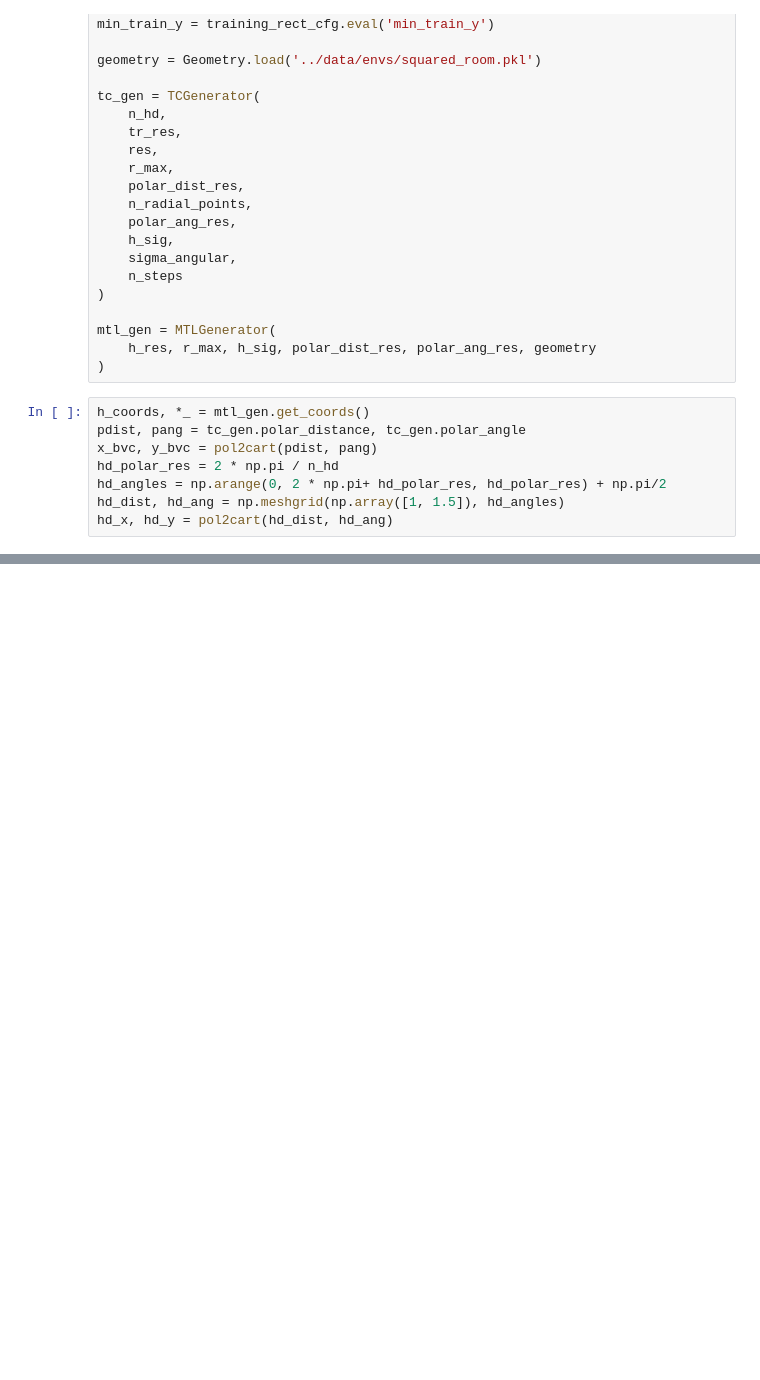
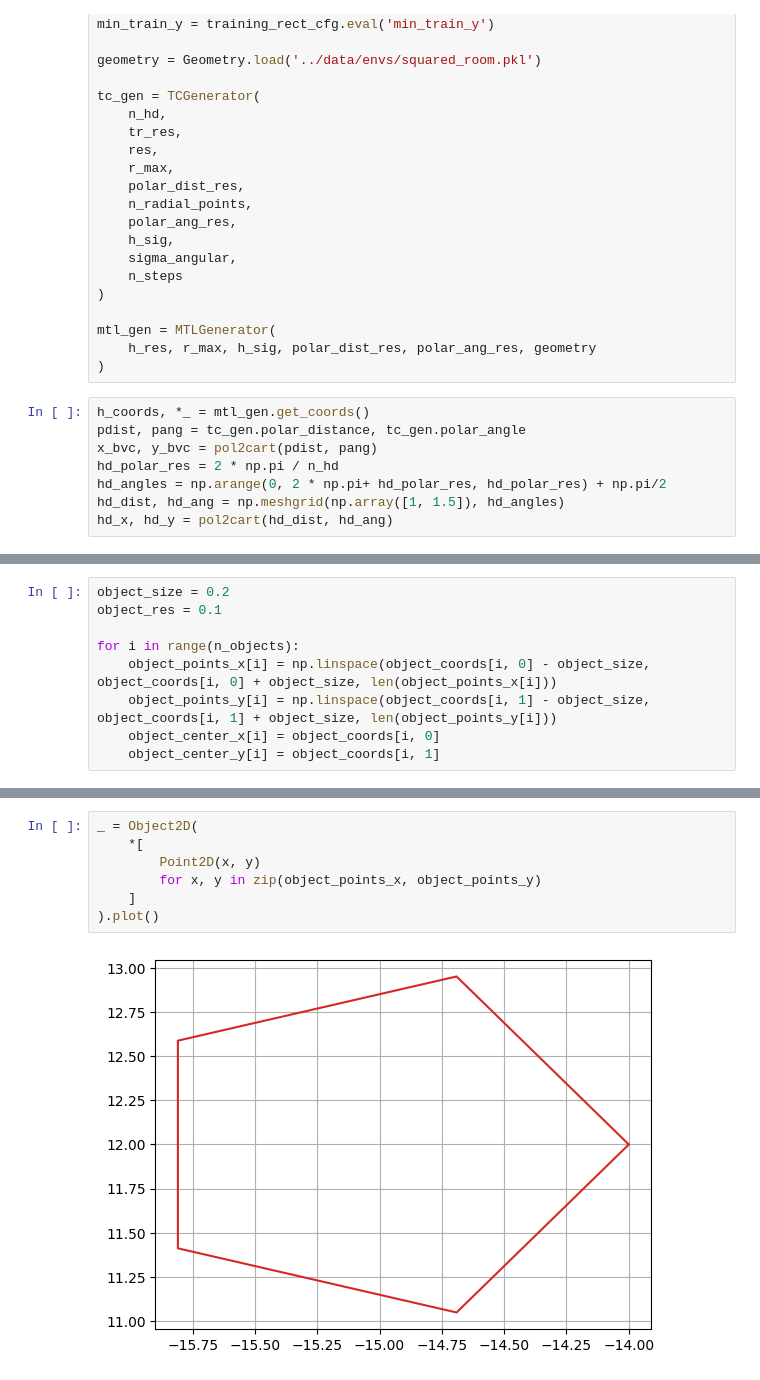
Before and after one commit to 1101AlexZab1011/SpatialMemory, a Jupyter notebook: dev/main.ipynb, the cells around one changed output, grey strips where cells are left out. Drawn from its saved outputs; the diff is of its cells as text; blank space fills up the shorter version.

```diff
--- a/dev/main.ipynb
+++ b/dev/main.ipynb
@@ -216,0 +576,9 @@ hd_x, hd_y = pol2cart(hd_dist, hd_ang)
+# %%
+object_size = 0.2
+object_res = 0.1
+
+for i in range(n_objects):
+    object_points_x[i] = np.linspace(object_coords[i, 0] - object_size, object_coords[i, 0] + object_size, len(object_points_x[i]))
+    object_points_y[i] = np.linspace(object_coords[i, 1] - object_size, object_coords[i, 1] + object_size, len(object_points_y[i]))
+    object_center_x[i] = object_coords[i, 0]
+    object_center_y[i] = object_coords[i, 1]
@@ -216,0 +597,9 @@ hd_x, hd_y = pol2cart(hd_dist, hd_ang)
+# %%
+_ = Object2D(
+    *[
+        Point2D(x, y)
+        for x, y in zip(object_points_x, object_points_y)
+    ]
+).plot()
+# %% [output]
+[figure, added]
```
Also changed, not shown: parts of 85 cells of this notebook, 25 other files.
